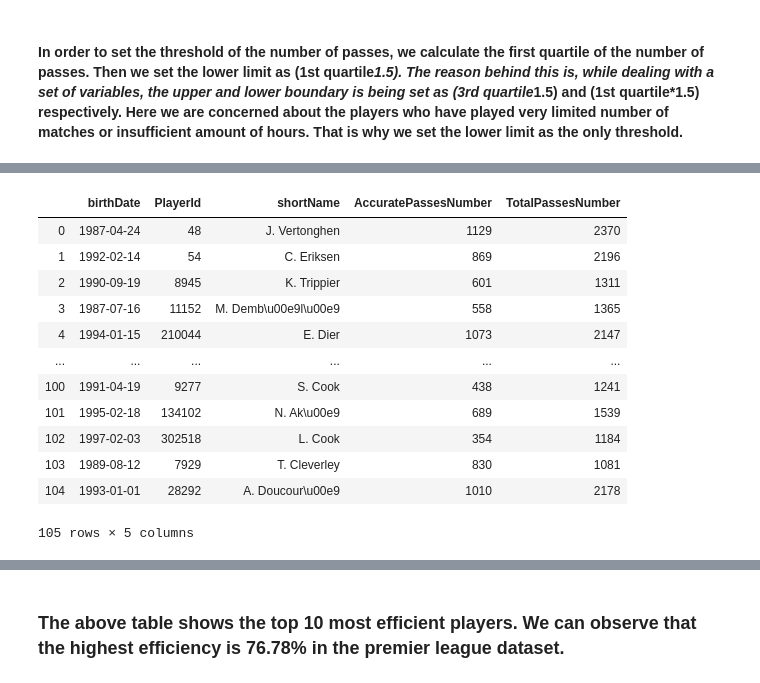
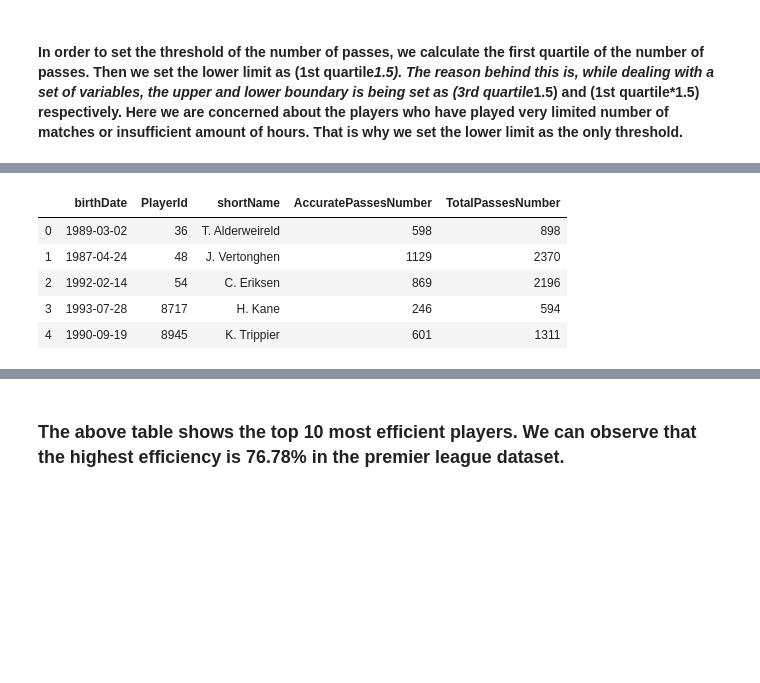
Before and after one commit to Simonerc95/ADM-HW2, a Jupyter notebook: ADM_HW2_RQ4.ipynb, the cells around one changed output, grey strips where cells are left out. Saved outputs shown, nothing was run; the diff lists cells and outputs as text; code cells hidden in the pictures; blank space fills up the shorter version.

```diff
--- a/ADM_HW2_RQ4.ipynb
+++ b/ADM_HW2_RQ4.ipynb
@@ -125,0 +74,4 @@ events
+# %%
+events['eventName'] = events['eventName'].astype(str)
+events=events[(events.eventName.str.contains('Pass'))]
+events.head()
@@ -153,10 +105,17 @@ passes_player
 #### In order to set the threshold of the number of passes, we calculate the first quartile of the number of passes. Then we set the lower limit as (1st quartile*1.5). The reason behind this is, while dealing with a set of variables, the upper and lower boundary is being set as  (3rd quartile*1.5) and (1st quartile*1.5) respectively. Here we are concerned about the players who have played very limited number of matches or insufficient amount of hours. That is why we set the lower limit as the only threshold.
 # %%
 #calculating 1st quartile
-quartile_1st = passes_player.Numberofpasses.quantile(0.25)
-quartile_1st=int(quartile_1st)
+#quartile_1st= passes_player.Numberofpasses.quantile(0.25)
+#quartile_3rd= passes_player.Numberofpasses.quantile(0.75)
+#quartile_1st=int(quartile_1st)
+#quartile_3rd=int(quartile_3rd)
+#IQR=quartile_3rd-quartile_1st
 #calculating lower bound
-lower_bound=quartile_1st*1.5
+Mean=passes_player.Numberofpasses.mean()
+std=passes_player.Numberofpasses.std()
+Mean=int(Mean)
+std=int(std)
+lower_bound=Mean-std
 ID_passes_threshold=[]
 frequency_passes_threshold=[]
 frequency_passes=[]
@@ -252,33 +183,26 @@ final_passes
 # %%
 def make_col(df, col):
     return pd.concat([df.drop([col], axis=1), df[col].apply(pd.Series)], axis=1)
 teams = pd.read_json("C:\\Users\\Debodeep\\Documents\\Sapienza Learning Materials\\ADM\\ADMHw2\\teams.json").rename(columns={'name':'teamname'})
 teams = make_col(teams, "area")
 teams = teams.drop(columns='city')
 teams = teams.rename(columns={'name':'nation'})
 engteams = teams[(teams["alpha3code"]=="XEN") & (teams["type"]=="club") | (teams["teamname"]=="Swansea City")]
 engplayer = players.merge(engteams, left_on="currentTeamId", right_on="wyId")
 engplayer=engplayer.drop(columns=['birthArea','height','role','currentNationalTeamId','officialName','type','middleName','lastName','passportArea','weight','currentTeamId','firstName','foot'],axis=1)
 
 engplayer=engplayer.drop(columns=['alpha3code','alpha2code','id','nation','wyId_y','teamname'])
 engplayer=engplayer.rename(columns={"wyId_x": "PlayerId"})
 
 final_player_passes=pd.merge(engplayer, final_passes, on='PlayerId')
-final_player_passes
+final_player_passes.head()
 # %% [output]
 |  | birthDate | PlayerId | shortName | AccuratePassesNumber | TotalPassesNumber |
-| 0 | 1987-04-24 | 48 | J. Vertonghen | 1129 | 2370 |
-| 1 | 1992-02-14 | 54 | C. Eriksen | 869 | 2196 |
-| 2 | 1990-09-19 | 8945 | K. Trippier | 601 | 1311 |
-| 3 | 1987-07-16 | 11152 | M. Demb\u00e9l\u00e9 | 558 | 1365 |
-| 4 | 1994-01-15 | 210044 | E. Dier | 1073 | 2147 |
-| ... | ... | ... | ... | ... | ... |
-| 100 | 1991-04-19 | 9277 | S. Cook | 438 | 1241 |
-| 101 | 1995-02-18 | 134102 | N. Ak\u00e9 | 689 | 1539 |
-| 102 | 1997-02-03 | 302518 | L. Cook | 354 | 1184 |
-| 103 | 1989-08-12 | 7929 | T. Cleverley | 830 | 1081 |
-| 104 | 1993-01-01 | 28292 | A. Doucour\u00e9 | 1010 | 2178 |
+| 0 | 1989-03-02 | 36 | T. Alderweireld | 598 | 898 |
+| 1 | 1987-04-24 | 48 | J. Vertonghen | 1129 | 2370 |
+| 2 | 1992-02-14 | 54 | C. Eriksen | 869 | 2196 |
+| 3 | 1993-07-28 | 8717 | H. Kane | 246 | 594 |
+| 4 | 1990-09-19 | 8945 | K. Trippier | 601 | 1311 |
-105 rows × 5 columns
 # %%
 Efficiency=[]
 for i in range(len(final_player_passes.AccuratePassesNumber)):
```
Also changed, not shown: parts of 12 cells of this notebook, 5 other files.
